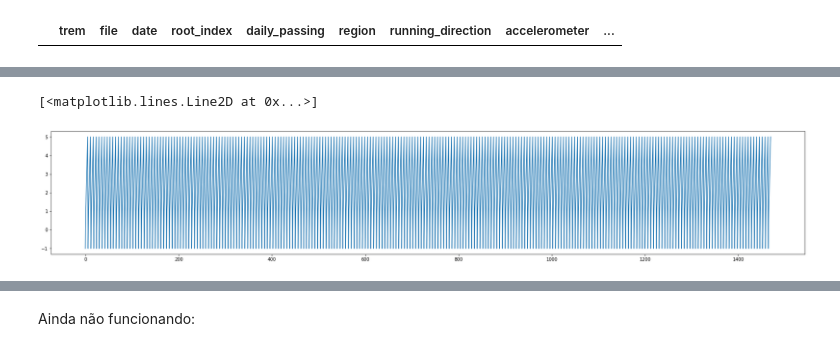
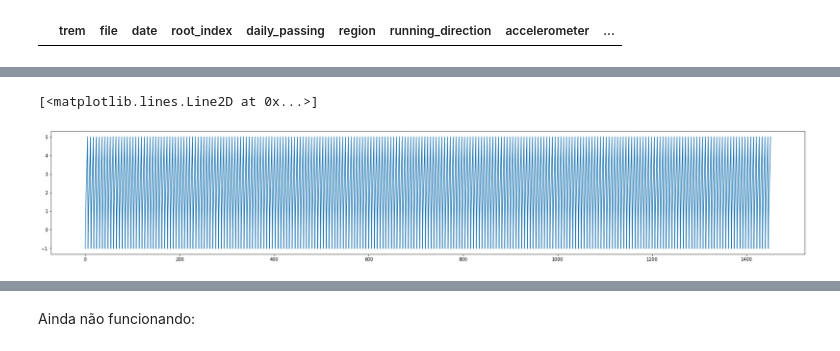
Before and after one commit to lorenzo-trevizani/UFES-monitoracao-diagnostico-maquinas, a Jupyter notebook: analise_exploratoria.ipynb, the cells around one changed output, grey strips where cells are left out. Cells and saved outputs as stored; diff of their text form; code cells hidden in the pictures.

Commit message:
Dados uteis e unido bd

```diff
--- a/analise_exploratoria.ipynb
+++ b/analise_exploratoria.ipynb
@@ -250,4 +257,0 @@ plt.plot(x_out,y_out)
-# %%
-resx = dtw(GPS.Longitude, x_out)
-resy = dtw(GPS.Latitude, y_out)
-resx.distance
@@ -355,5 +345,6 @@ df_concatenado = df_concatenado.interpolate(method ='linear', limit_direction ='
 # %% [markdown]
 Unindo todos os bancos de dados
 # %%
-df_global.reset_index(drop=True)
+df_global = df_global.reset_index(drop=True)
+len(df_global)
 # %% [output]
@@ -373,2 +374,22 @@ df_global.reset_index(drop=True)
+# %%
+#Se os dados de gps/acelerômetro estiverem faltando, ou seja, não seguirem a ordem -1 1 2 3 4 5, o dado do conjunto será excluído
+acc = -1
+dropado = 1
+for i in range(0, len(df_global)):
+    if (df_global.accelerometer[i] == acc):
+        if(acc == -1):
+            acc = 1
+        elif(acc == 5):
+            acc = -1
+        else:
+            acc+=1
+    else:
+        if (acc != -1):
+            for j in range(0,acc):
+                df_global.drop(i-j-1,  inplace=True)
+        df_global.drop(i,  inplace=True)
+        acc = -1
+# %%
+df_global = df_global.reset_index(drop=True)
 # %% [markdown]
 Os acererômetros do dia 20150618, 20160421, 20160505, 20160519, 20150625, 20150924, 20151022, 20151029, 20151105, 20150818 não têm arquivo gps associado:
@@ -628,7 +427,7 @@ aux[80:100]
 # %%
 plt.figure(figsize=[30,5])
-plt.plot(aux.index,aux.accelerometer)
+plt.plot(df_global.index,df_global.accelerometer)
 #plt.xlim(90,200)
 # %% [output]
 [<matplotlib.lines.Line2D at 0x...>]
-[figure, old version]
+[figure, new version]
```
Also changed, not shown: parts of 30 cells of this notebook.
